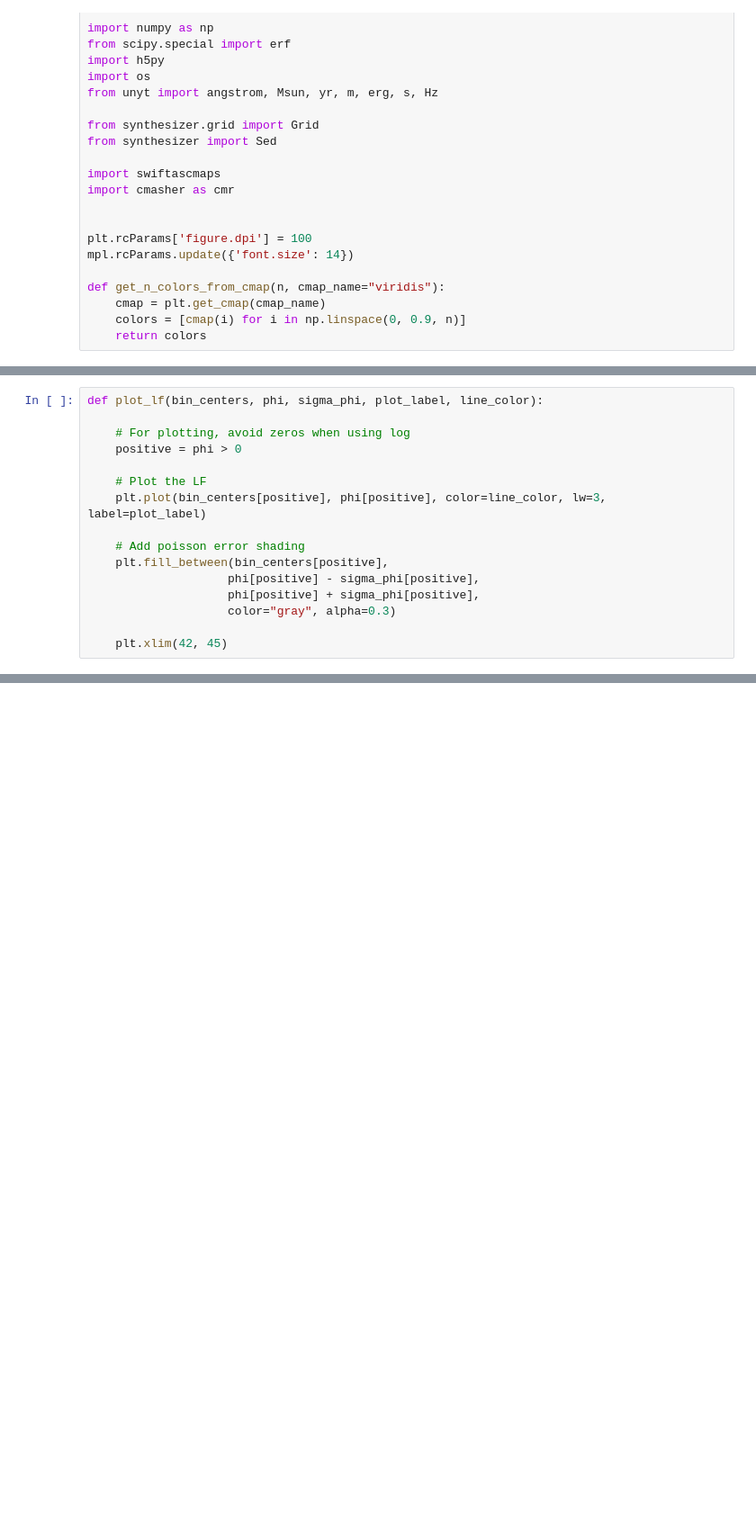
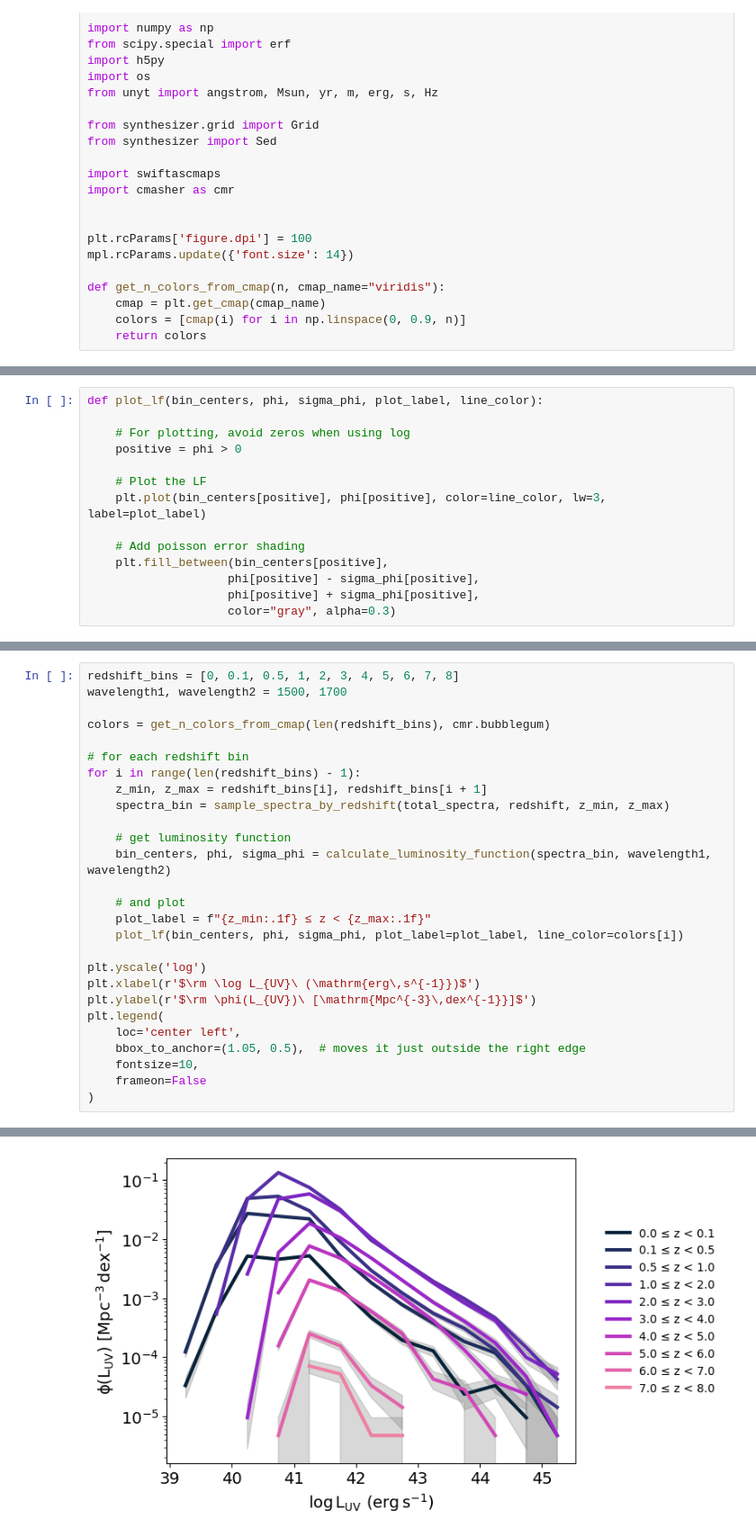
Before and after one commit to sophie-newman/cca-predoc, a Jupyter notebook: compare_lfs.ipynb, the cells around one changed output, grey strips where cells are left out. Shown: that part at 90% size. Saved outputs shown, nothing was run; the diff lists cells and outputs as text; blank space fills up the shorter version.

```diff
--- a/compare_lfs.ipynb
+++ b/compare_lfs.ipynb
@@ -94,5 +139,3 @@ def plot_lf(bin_centers, phi, sigma_phi, plot_label, line_color):
                     phi[positive] - sigma_phi[positive],
                     phi[positive] + sigma_phi[positive],
                     color="gray", alpha=0.3)
-
-    plt.xlim(42, 45)
@@ -164,0 +168,28 @@ plt.legend(loc='lower left')
+# %%
+redshift_bins = [0, 0.1, 0.5, 1, 2, 3, 4, 5, 6, 7, 8]
+wavelength1, wavelength2 = 1500, 1700
+
+colors = get_n_colors_from_cmap(len(redshift_bins), cmr.bubblegum)
+
+# for each redshift bin
+for i in range(len(redshift_bins) - 1):
+    z_min, z_max = redshift_bins[i], redshift_bins[i + 1]
+    spectra_bin = sample_spectra_by_redshift(total_spectra, redshift, z_min, z_max)
+
+    # get luminosity function
+    bin_centers, phi, sigma_phi = calculate_luminosity_function(spectra_bin, wavelength1, wavelength2)
+
+    # and plot
+    plot_label = f"{z_min:.1f} ≤ z < {z_max:.1f}"
+    plot_lf(bin_centers, phi, sigma_phi, plot_label=plot_label, line_color=colors[i])
+
+plt.yscale('log')
+plt.xlabel(r'$\rm \log L_{UV}\ (\mathrm{erg\,s^{-1}})$')
+plt.ylabel(r'$\rm \phi(L_{UV})\ [\mathrm{Mpc^{-3}\,dex^{-1}}]$')
+plt.legend(
+    loc='center left',
+    bbox_to_anchor=(1.05, 0.5),  # moves it just outside the right edge
+    fontsize=10,
+    frameon=False
+)
+# %% [output]
@@ -165 +214,2 @@ plt.legend(loc='lower left')
+[figure, added]
 # %%
```
Also changed, not shown: parts of 13 cells of this notebook, 2 other files.
